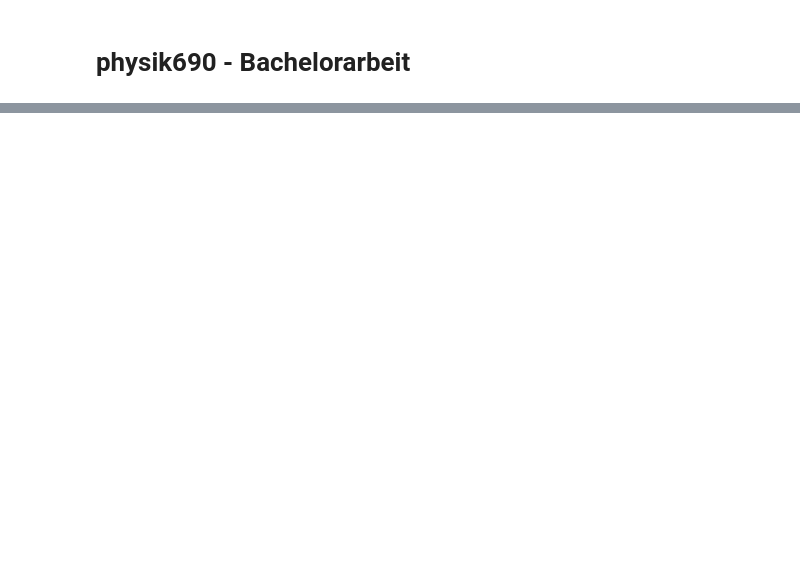
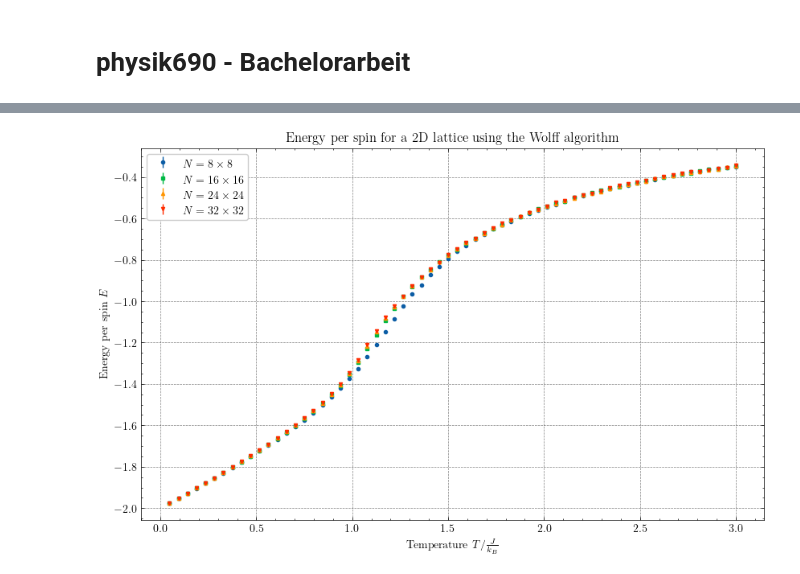
Before and after one commit to lennartvrg/physik690-Bachelorarbeit, a Jupyter notebook: analysis.ipynb, the cells around one changed output, grey strips where cells are left out. Drawn from its saved outputs; the diff is of its cells as text; code cells hidden in the pictures; blank space fills up the shorter version.

```diff
--- a/analysis.ipynb
+++ b/analysis.ipynb
@@ -22,0 +83,5 @@ plt.errorbar(data['temperature'], data['m_mean'], yerr=data['m_stddev'])
+# %%
+fig, _ = plot_observable_per_spin(con, simulation_id, Algorithm.Wolff, Observable.Energy)
+fig.savefig('figures/Wolff/Energy.pdf', dpi=dpi,  bbox_inches='tight')
+# %% [output]
+[figure, added]
```
Also changed, not shown: parts of 24 cells of this notebook, 13 other files.
